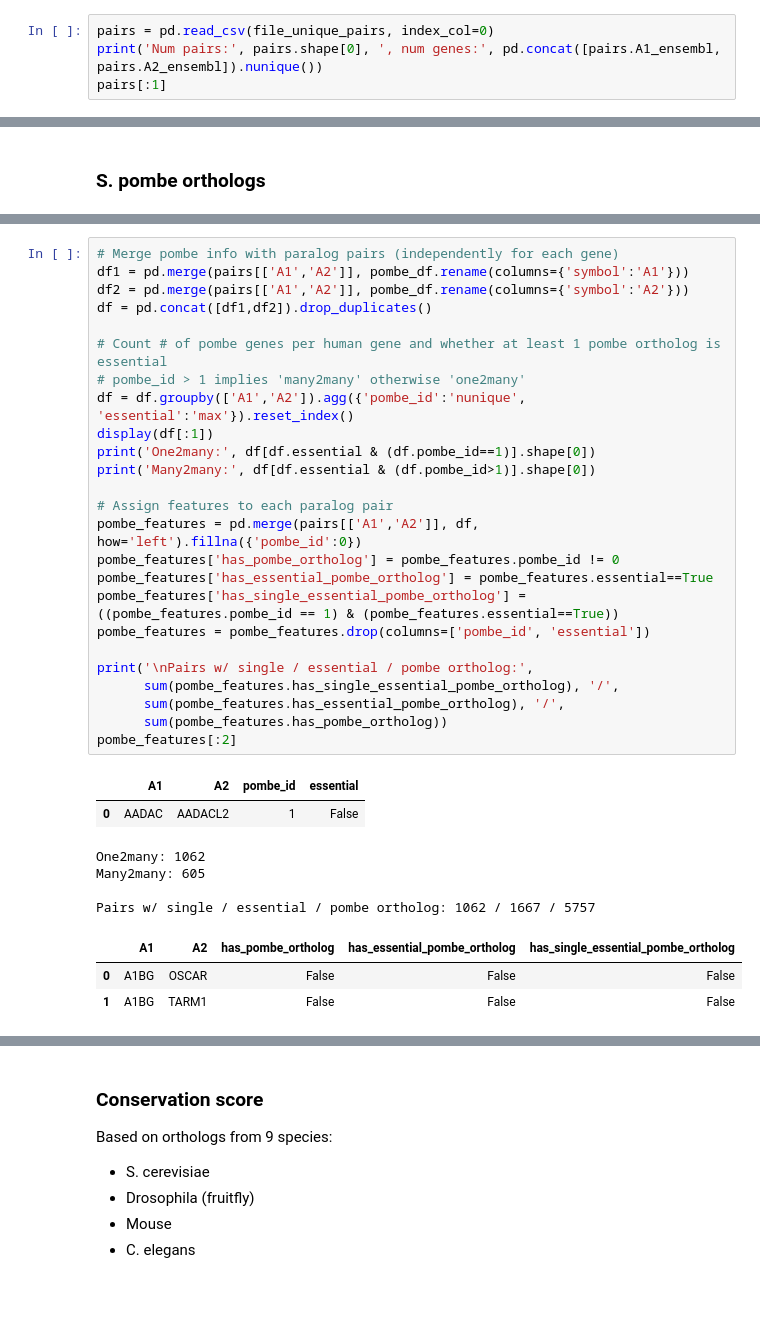
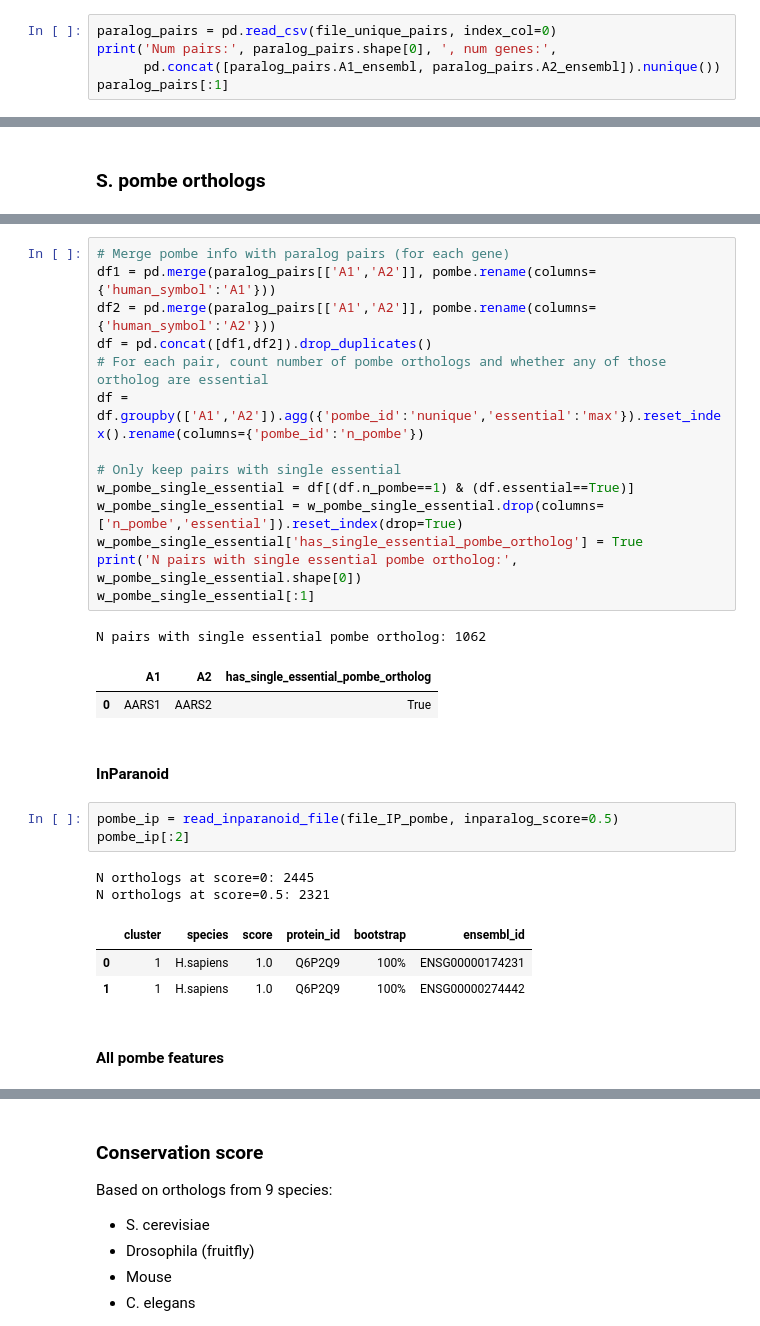
Before and after one commit to DeKegel/paralog_SL_prediction, a Jupyter notebook: 1_data_processing/paralog_features/03_process_orthologs.ipynb, the cells around one changed output, grey strips where cells are left out. Saved outputs shown, nothing was run; the diff lists cells and outputs as text; blank space fills up the shorter version.

```diff
--- a/1_data_processing/paralog_features/03_process_orthologs.ipynb
+++ b/1_data_processing/paralog_features/03_process_orthologs.ipynb
@@ -40,8 +46,9 @@ file_IP_ecoli = get_data_path(['InParanoid','E.coli'], 'sqltable.E.coli-H.sapien
 file_ortholog_features = get_local_data_path(['processed','paralog_features'], 'ortholog_features.csv')
 # %%
-pairs = pd.read_csv(file_unique_pairs, index_col=0)
-print('Num pairs:', pairs.shape[0], ', num genes:', pd.concat([pairs.A1_ensembl, pairs.A2_ensembl]).nunique())
-pairs[:1]
+paralog_pairs = pd.read_csv(file_unique_pairs, index_col=0)
+print('Num pairs:', paralog_pairs.shape[0], ', num genes:',
+      pd.concat([paralog_pairs.A1_ensembl, paralog_pairs.A2_ensembl]).nunique())
+paralog_pairs[:1]
 # %% [output]
 Num pairs: 36648 , num genes: 13320
 |  | A1 | A2 | min_seq_id | max_seq_id | singh_wgd | makino_wgd | WGD | same_chr | closest | ... |
@@ -171,35 +238,31 @@ N. essential pombe genes: 1116 / 3534
 # %%
-# Merge pombe info with paralog pairs (independently for each gene)
-df1 = pd.merge(pairs[['A1','A2']], pombe_df.rename(columns={'symbol':'A1'}))
-df2 = pd.merge(pairs[['A1','A2']], pombe_df.rename(columns={'symbol':'A2'}))
+# Merge pombe info with paralog pairs (for each gene)
+df1 = pd.merge(paralog_pairs[['A1','A2']], pombe.rename(columns={'human_symbol':'A1'}))
+df2 = pd.merge(paralog_pairs[['A1','A2']], pombe.rename(columns={'human_symbol':'A2'}))
 df = pd.concat([df1,df2]).drop_duplicates()
+# For each pair, count number of pombe orthologs and whether any of those ortholog are essential
+df = df.groupby(['A1','A2']).agg({'pombe_id':'nunique','essential':'max'}).reset_index().rename(columns={'pombe_id':'n_pombe'})
 
-# Count # of pombe genes per human gene and whether at least 1 pombe ortholog is essential
-# pombe_id > 1 implies 'many2many' otherwise 'one2many'
-df = df.groupby(['A1','A2']).agg({'pombe_id':'nunique', 'essential':'max'}).reset_index()
-display(df[:1])
-print('One2many:', df[df.essential & (df.pombe_id==1)].shape[0])
-print('Many2many:', df[df.essential & (df.pombe_id>1)].shape[0])
-
-# Assign features to each paralog pair
-pombe_features = pd.merge(pairs[['A1','A2']], df, how='left').fillna({'pombe_id':0})
-pombe_features['has_pombe_ortholog'] = pombe_features.pombe_id != 0
-pombe_features['has_essential_pombe_ortholog'] = pombe_features.essential==True
-pombe_features['has_single_essential_pombe_ortholog'] = ((pombe_features.pombe_id == 1) & (pombe_features.essential==True))
-pombe_features = pombe_features.drop(columns=['pombe_id', 'essential'])
-
-print('\nPairs w/ single / essential / pombe ortholog:',
-      sum(pombe_features.has_single_essential_pombe_ortholog), '/',
-      sum(pombe_features.has_essential_pombe_ortholog), '/',
-      sum(pombe_features.has_pombe_ortholog))
-pombe_features[:2]
+# Only keep pairs with single essential
+w_pombe_single_essential = df[(df.n_pombe==1) & (df.essential==True)]
+w_pombe_single_essential = w_pombe_single_essential.drop(columns=['n_pombe','essential']).reset_index(drop=True)
+w_pombe_single_essential['has_single_essential_pombe_ortholog'] = True
+print('N pairs with single essential pombe ortholog:', w_pombe_single_essential.shape[0])
+w_pombe_single_essential[:1]
 # %% [output]
+N pairs with single essential pombe ortholog: 1062
-|  | A1 | A2 | pombe_id | essential |
-| 0 | AADAC | AADACL2 | 1 | False |
+|  | A1 | A2 | has_single_essential_pombe_ortholog |
+| 0 | AARS1 | AARS2 | True |
-One2many: 1062
-Many2many: 605
-
-Pairs w/ single / essential / pombe ortholog: 1062 / 1667 / 5757
-|  | A1 | A2 | has_pombe_ortholog | has_essential_pombe_ortholog | has_single_essential_pombe_ortholog |
-| 0 | A1BG | OSCAR | False | False | False |
-| 1 | A1BG | TARM1 | False | False | False |
+# %% [markdown]
+#### InParanoid
+# %%
+pombe_ip = read_inparanoid_file(file_IP_pombe, inparalog_score=0.5)
+pombe_ip[:2]
+# %% [output]
+N orthologs at score=0: 2445
+N orthologs at score=0.5: 2321
+|  | cluster | species | score | protein_id | bootstrap | ensembl_id |
+| 0 | 1 | H.sapiens | 1.0 | Q6P2Q9 | 100% | ENSG00000174231 |
+| 1 | 1 | H.sapiens | 1.0 | Q6P2Q9 | 100% | ENSG00000274442 |
+# %% [markdown]
+#### All pombe features
```
Also changed, not shown: parts of 30 cells of this notebook, 8 other files.
